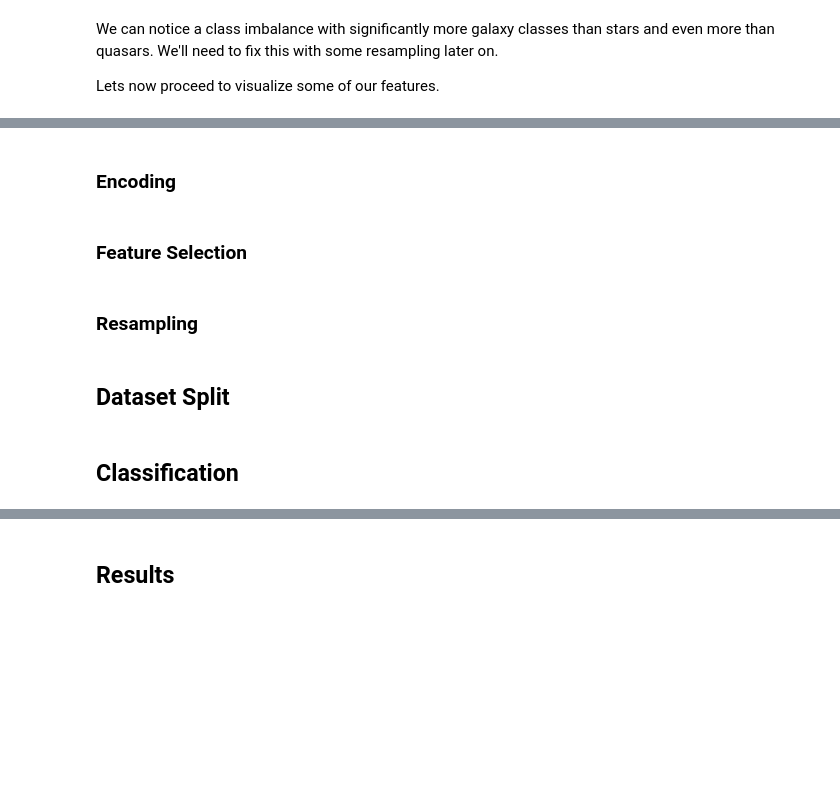
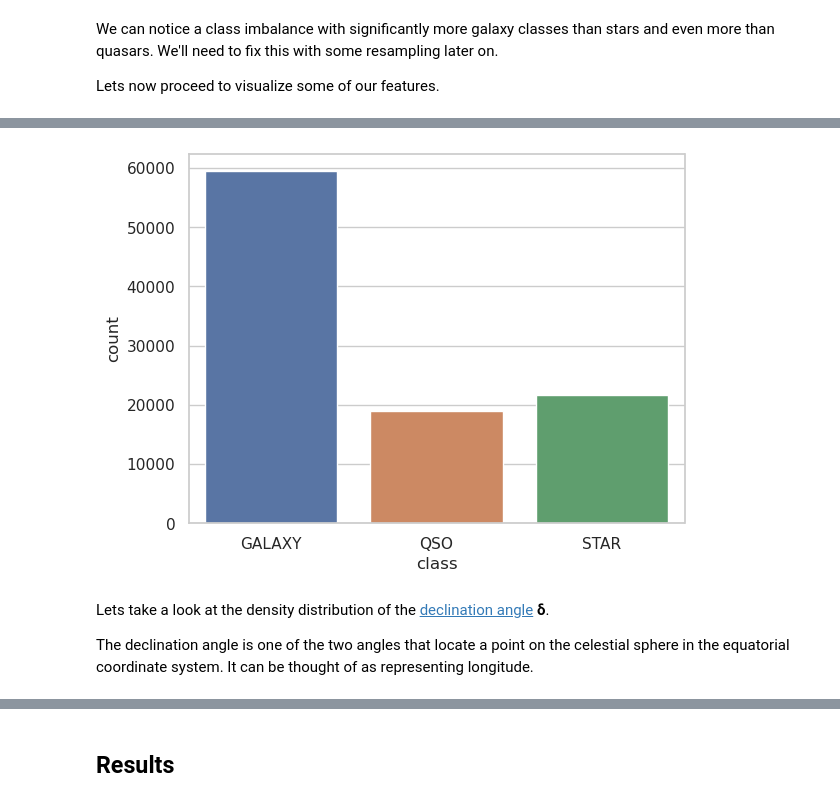
Before and after one commit to astroesteban/stellar-classification, a Jupyter notebook: stellar_classification.ipynb, the cells around one changed output, grey strips where cells are left out. Saved outputs shown, nothing was run; the diff lists cells and outputs as text; code cells hidden in the pictures; blank space fills up the shorter version.

```diff
--- a/stellar_classification.ipynb
+++ b/stellar_classification.ipynb
@@ -31,12 +50,19 @@ from fastbook import *
 from fastai.vision.all import *
 from fastcore.all import *
 
-import plotly.express as px
+from imblearn.over_sampling import SMOTE
 
-# import seaborn as sns
+from utils.draw import draw_tree
+from utils import parks_ranger
+
+import seaborn as sns
 
 from numpy import random
 from sklearn.model_selection import train_test_split
+from sklearn.linear_model import LogisticRegression
+from sklearn.metrics import f1_score
+from sklearn.tree import DecisionTreeClassifier
+from sklearn.ensemble import RandomForestClassifier
 
 import torch, numpy as np, pandas as pd
 
@@ -46,7 +72,7 @@ torch.set_printoptions(linewidth=140, sci_mode=False, edgeitems=7)
 pd.set_option("display.width", 140)
 
 # Set the seaborn theme
-# sns.set_theme(style="whitegrid")
+sns.set_theme(style="whitegrid")
 
 # ! We need this to get some of the training output to work. This will be fixed
 # in a future release of Jupyter for VS Code.
@@ -218,10 +224,11 @@ plt.show()
-# %% [markdown]
-### Encoding
-# %% [markdown]
-### Feature Selection
-# %% [markdown]
-### Resampling
-# %% [markdown]
-## Dataset Split
-# %% [markdown]
-## Classification
+# %%
+sns.countplot(x=stellar_df["class"])
+plt.show()
+# %% [output]
+[figure, added]
+# %% [markdown]
+Lets take a look at the density distribution of the [declination angle](https://en.wikipedia.org/wiki/Declination) **δ**.
+
+The declination angle is one of the two angles that locate a point on the
+celestial sphere in the equatorial coordinate system. It can be thought of as
+representing longitude.
```
Also changed, not shown: parts of 50 cells of this notebook, 7 other files.
